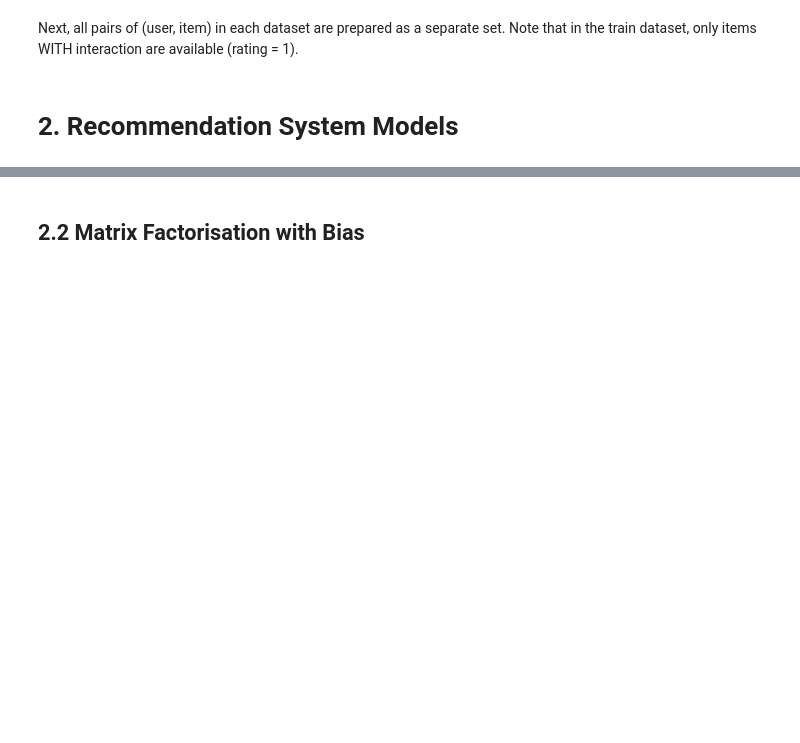
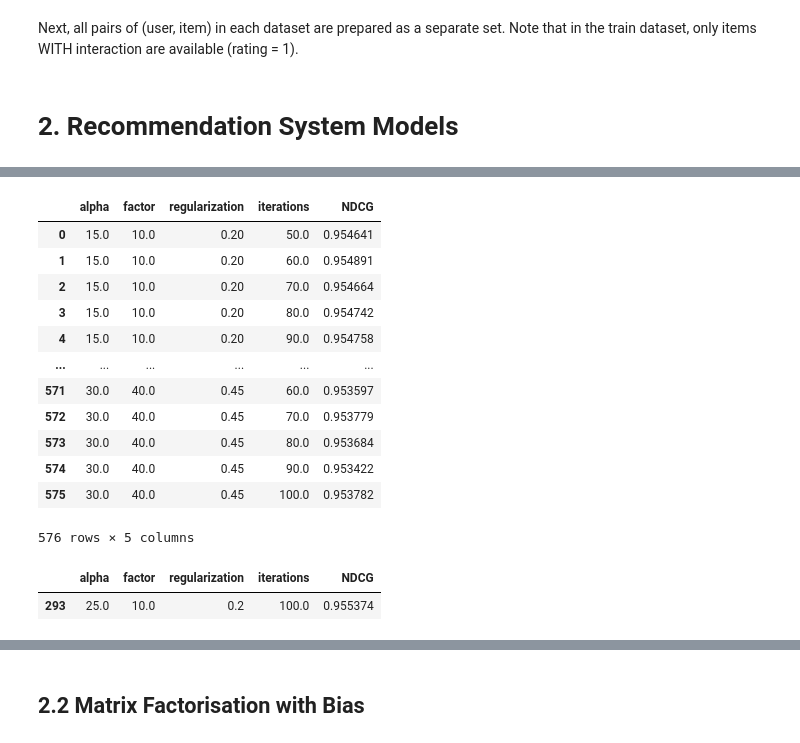
Before and after one commit to DanielTranDS/SocialMediaPhotos-RecommendationSystem-MatrixFactorization, a Jupyter notebook: RecommendationSystem_Codes.ipynb, the cells around one changed output, grey strips where cells are left out. Cells and saved outputs as stored; diff of their text form; code cells hidden in the pictures; blank space fills up the shorter version.

```diff
--- a/RecommendationSystem_Codes.ipynb
+++ b/RecommendationSystem_Codes.ipynb
@@ -390,0 +395,29 @@ test_user_item_set = set(zip(test['user_id'], test['item_id']))
+# %%
+#Define a function to get the score of an item for an user
+min_max=MinMaxScaler()
+def recommend(person_id,sparse_person_content,person_vecs,content_vecs,item_id):
+    #Get interaction scores from the sparse user item matrix
+    person_interactions=sparse_person_content[person_id,:].toarray()
+
+    #add 1 to everything, so item with no interaction yet become equal to 1
+    person_interactions=person_interactions.reshape(-1)+1
+
+    #Make items already interacted 0
+    person_interactions[person_interactions>1]=0
+
+    #get dotproduct of person vector and all content vectors
+    rec_vector=person_vecs[person_id,:].dot(content_vecs.T).toarray()
+
+    #Scale this recommendation vector between 0 and 1
+    rec_vector_scaled=min_max.fit_transform(rec_vector.reshape(-1,1))[:,0]
+
+    #Content already interacted have their recommendation multiplied by zero
+    recommend_vector=person_interactions*rec_vector_scaled
+
+    #Get the score for the item of that user
+    score=recommend_vector[item_id]
+    return score
+# %%
+#Convert to sparse matrices
+sparse_item_user=sparse.csr_matrix((train['rating'],(train['item_id'],train['user_id'])))
+sparse_user_item=sparse.csr_matrix((train['rating'],(train['user_id'],train['item_id'])))
@@ -390,0 +426,7 @@ test_user_item_set = set(zip(test['user_id'], test['item_id']))
+# %%
+#For 15 items for each user in the validation set
+valid_15=val.groupby('user_id').head(15).reset_index(drop=True)
+
+#create 'position' column to assume the position of items recommended in the validation set
+valid_15['position']=valid_15.groupby('user_id').cumcount(ascending=False).add(1)
+valid_15
@@ -390,0 +502,23 @@ test_user_item_set = set(zip(test['user_id'], test['item_id']))
+# %%
+df_cv
+# %% [output]
+|  | alpha | factor | regularization | iterations | NDCG |
+| 0 | 15.0 | 10.0 | 0.20 | 50.0 | 0.954641 |
+| 1 | 15.0 | 10.0 | 0.20 | 60.0 | 0.954891 |
+| 2 | 15.0 | 10.0 | 0.20 | 70.0 | 0.954664 |
+| 3 | 15.0 | 10.0 | 0.20 | 80.0 | 0.954742 |
+| 4 | 15.0 | 10.0 | 0.20 | 90.0 | 0.954758 |
+| ... | ... | ... | ... | ... | ... |
+| 571 | 30.0 | 40.0 | 0.45 | 60.0 | 0.953597 |
+| 572 | 30.0 | 40.0 | 0.45 | 70.0 | 0.953779 |
+| 573 | 30.0 | 40.0 | 0.45 | 80.0 | 0.953684 |
+| 574 | 30.0 | 40.0 | 0.45 | 90.0 | 0.953422 |
+| 575 | 30.0 | 40.0 | 0.45 | 100.0 | 0.953782 |
+576 rows × 5 columns
+# %%
+#Get the best combination of hyperparameters, that results in the highest NDCG score
+best_hyperparam_ndcg=df_cv[df_cv.NDCG==max(df_cv.NDCG)]
+best_hyperparam_ndcg
+# %% [output]
+|  | alpha | factor | regularization | iterations | NDCG |
+| 293 | 25.0 | 10.0 | 0.2 | 100.0 | 0.955374 |
```
Also changed, not shown: parts of 9 cells of this notebook.
